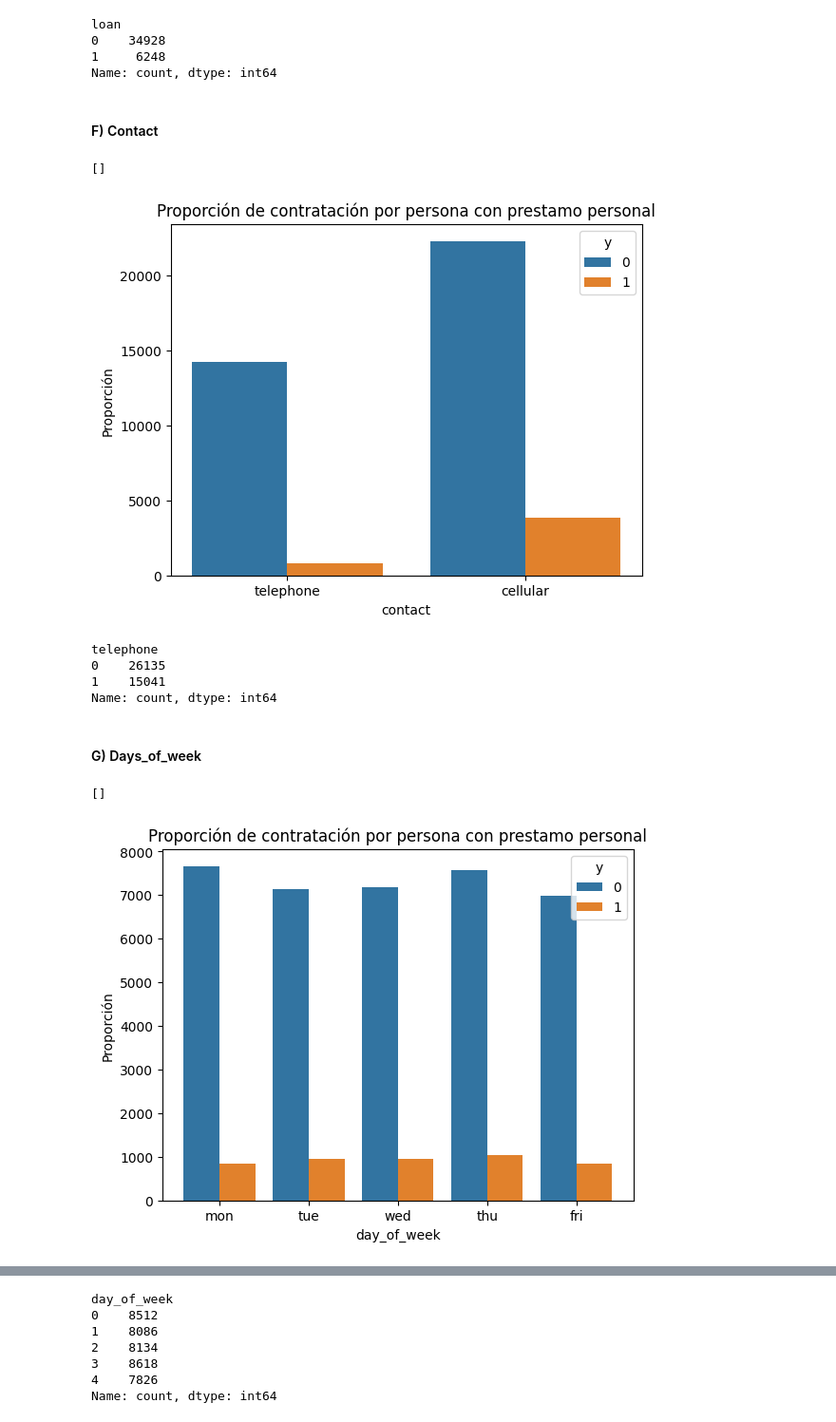
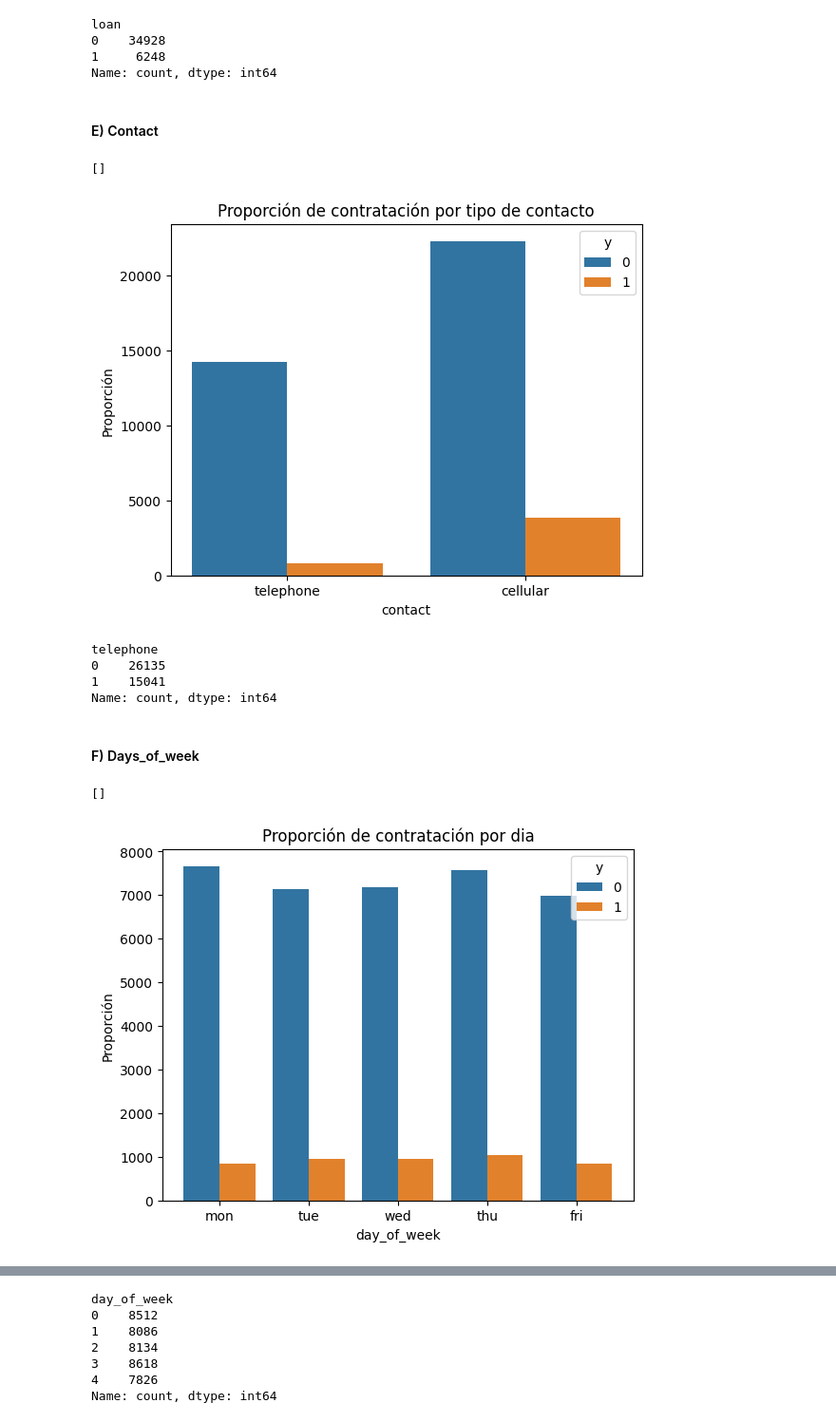
Before and after one commit to jjimvar/intro-ml, a Jupyter notebook: src/01-logistic-regression.ipynb, the cells around one changed output, grey strips where cells are left out. Shown at 95% size. Cells and saved outputs as stored; diff of their text form; code cells hidden in the pictures.

```diff
--- a/src/01-logistic-regression.ipynb
+++ b/src/01-logistic-regression.ipynb
@@ -264,0 +329,4 @@ Las columnas ['pdays', 'poutcome'] no aportan información
+# %%
+# Caracteristica compro en campaña anterior
+df["y(-1)"]=df["poutcome"].map({np.nan: 0, "failure": 0, 'success': 1})
+df["y(-1)"].value_counts()
@@ -334,0 +413,16 @@ Filas con más de 5 categorias: ['job', 'education', 'month']
+# %%
+# Llamamos a la función
+## - drop='first' elimina una cat
+## - parse_output=False devuelve array
+ohe = OneHotEncoder(sparse_output=False, drop='first', dtype=int)
+
+# Ajustamos y transformamos
+encoded_y = ohe.fit_transform(df[["y"]])
+
+# Añadimos al df
+nombre_col = ohe.get_feature_names_out(["y"])
+y = pd.DataFrame(encoded_y, columns=nombre_col)
+# Usamos merge para asegurarnos que se unen por el mismo indice
+df=pd.merge(df, y, on=df.index, how='right').drop(columns=["y", "key_0"]).rename(columns={"y_yes": "y"})
+# Mostramos resultados
+df["y"].value_counts()
@@ -339,13 +463,0 @@ Filas con más de 5 categorias: ['job', 'education', 'month']
-# %%
-# Llamamos a la función
-ohe = OneHotEncoder(sparse_output=False, drop='first', dtype=int) # drop='first' elimina una cat | sparse_output=False devuelve array
-
-# Ajustamos y transformamos
-encoded_data = ohe.fit_transform(df["y"].to_frame())
-
-# Añadimos al df
-nombre_col = ohe.get_feature_names_out(["y"])
-y = pd.DataFrame(encoded_data, columns=nombre_col)
-
-df=pd.merge(df, y, on=df.index, how='right').drop(columns=["y", "key_0"]).rename(columns={"y_yes": "y"})
-df["y"]
@@ -375,7 +474,7 @@ plt.plot()
 [figure]
 # %%
 # Ajustamos y transformamos
-encoded_data = ohe.fit_transform(df["marital"].to_frame())
+encoded_data = ohe.fit_transform(df[["marital"]])
 
 # Añadimos al df
 nombre_col = ohe.get_feature_names_out(["marital"])
@@ -489,16 +595,16 @@ loan
 1     6248
 Name: count, dtype: int64
 # %% [markdown]
-#### F) Contact
+#### E) Contact
 # %%
 ## Representacion
 sns.countplot(data=df, x="contact", hue="y")
-plt.title("Proporción de contratación por persona con prestamo personal")
+plt.title("Proporción de contratación por tipo de contacto")
 plt.ylabel("Proporción")
 plt.plot()
 # %% [output]
 []
-[figure, old version]
+[figure, new version]
 # %%
 # Ajustamos y transformamos
 encoded_data = ohe.fit_transform(df["contact"].to_frame())
@@ -515,13 +621,13 @@ telephone
 1    15041
 Name: count, dtype: int64
 # %% [markdown]
-#### G) Days_of_week
+#### F) Days_of_week
 # %%
 ## Representacion
 sns.countplot(data=df, x="day_of_week", hue="y")
-plt.title("Proporción de contratación por persona con prestamo personal")
+plt.title("Proporción de contratación por dia")
 plt.ylabel("Proporción")
 plt.plot()
 # %% [output]
 []
-[figure, old version]
+[figure, new version]
```
Also changed, not shown: parts of 170 cells of this notebook, 6 other files.
